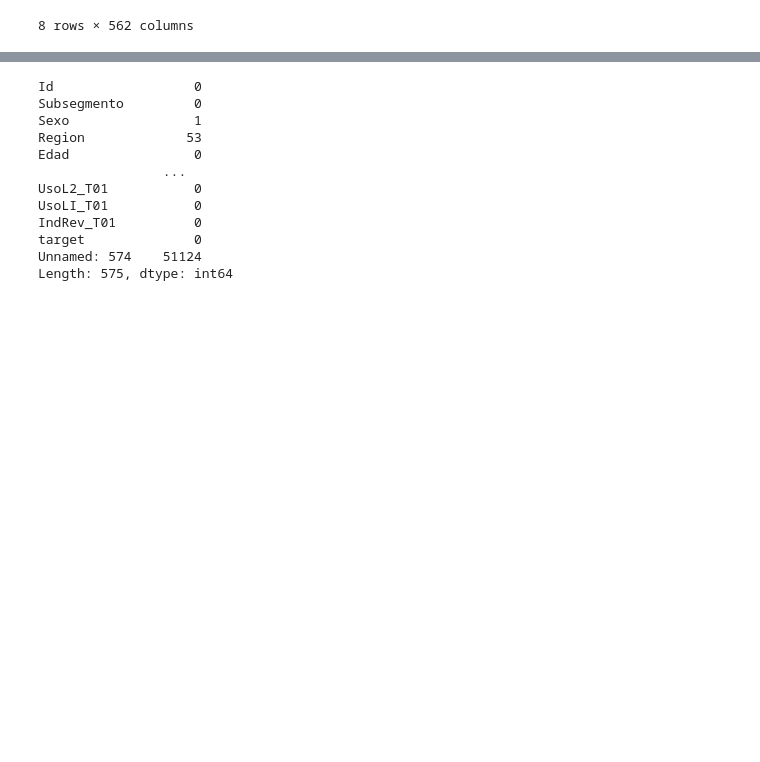
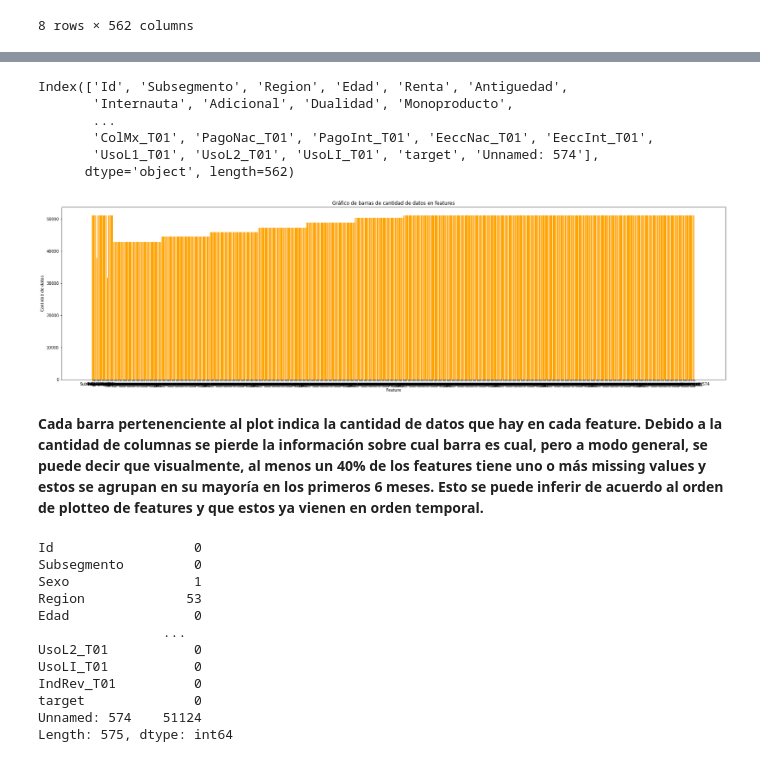
Before and after one commit to Maxibrionest/MachineLearning, a Jupyter notebook: Entrega2/Entrega2.ipynb, the cells around one changed output, grey strips where cells are left out. Drawn from its saved outputs; the diff is of its cells as text; code cells hidden in the pictures; blank space fills up the shorter version.

```diff
--- a/Entrega2/Entrega2.ipynb
+++ b/Entrega2/Entrega2.ipynb
@@ -137,0 +138,4 @@ df.describe()
+# %%
+vista_general = df.describe()
+# %%
+vista_general = vista_general.transpose() #se utiliza la transpuesta para obtener los features como filas con el fin de gráficar
@@ -138,3 +158,23 @@ df.describe()
+# %%
+vista_general.index
+# %% [output]
+Index(['Id', 'Subsegmento', 'Region', 'Edad', 'Renta', 'Antiguedad',
+       'Internauta', 'Adicional', 'Dualidad', 'Monoproducto',
+       ...
+       'ColMx_T01', 'PagoNac_T01', 'PagoInt_T01', 'EeccNac_T01', 'EeccInt_T01',
+       'UsoL1_T01', 'UsoL2_T01', 'UsoLI_T01', 'target', 'Unnamed: 574'],
+      dtype='object', length=562)
+# %%
+plt.figure(figsize=(30,8))
+plt.bar(vista_general.index,vista_general["count"], color="orange")
+plt.xlabel('Feature')
+plt.ylabel('Cantidad de datos')
+plt.title('Gráfico de barras de cantidad de datos en features')
+plt.show()
+# %% [output]
+[figure, added]
+# %% [markdown]
+**Cada barra pertenenciente al plot indica la cantidad de datos que hay en cada feature. Debido a la cantidad de columnas se pierde la información sobre cual barra es cual, pero a modo general, se puede decir que visualmente, al menos un 40% de los features tiene uno o más missing values y estos se agrupan en su mayoría en los primeros 6 meses. Esto se puede inferir de acuerdo al orden de plotteo de features y que estos ya vienen en orden temporal.**
 # %%
 df.isnull().sum()
 # %% [output]
```
Also changed, not shown: parts of 66 cells of this notebook.
